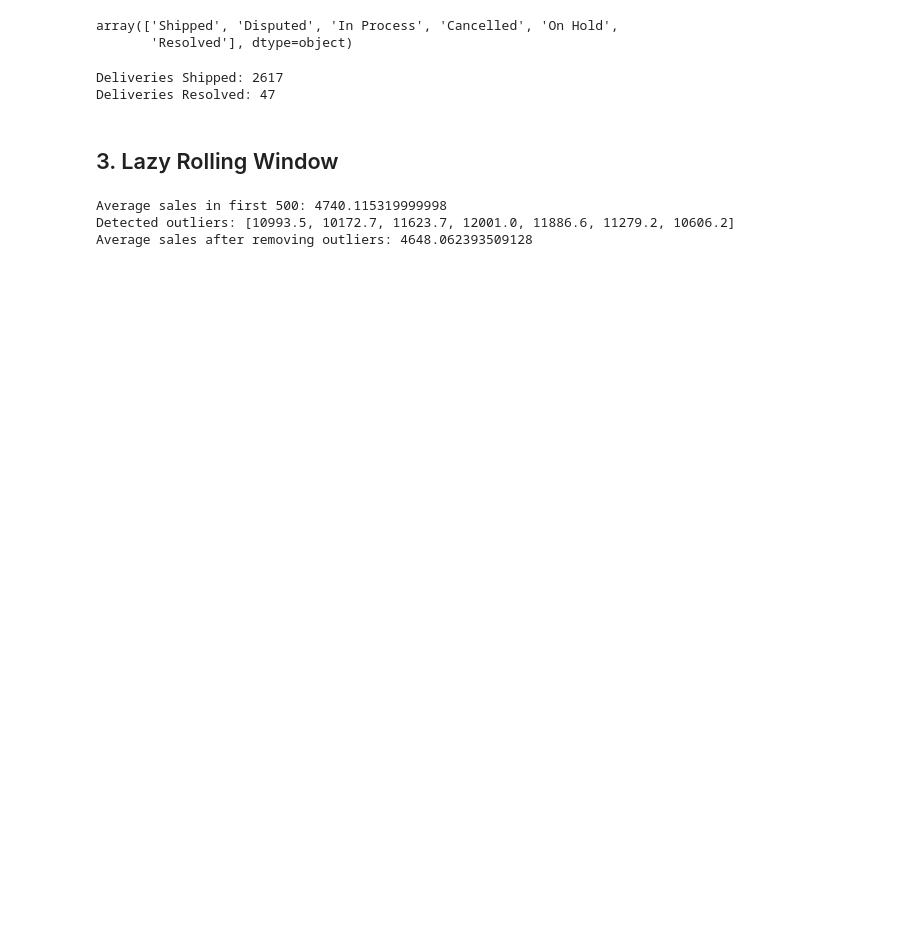
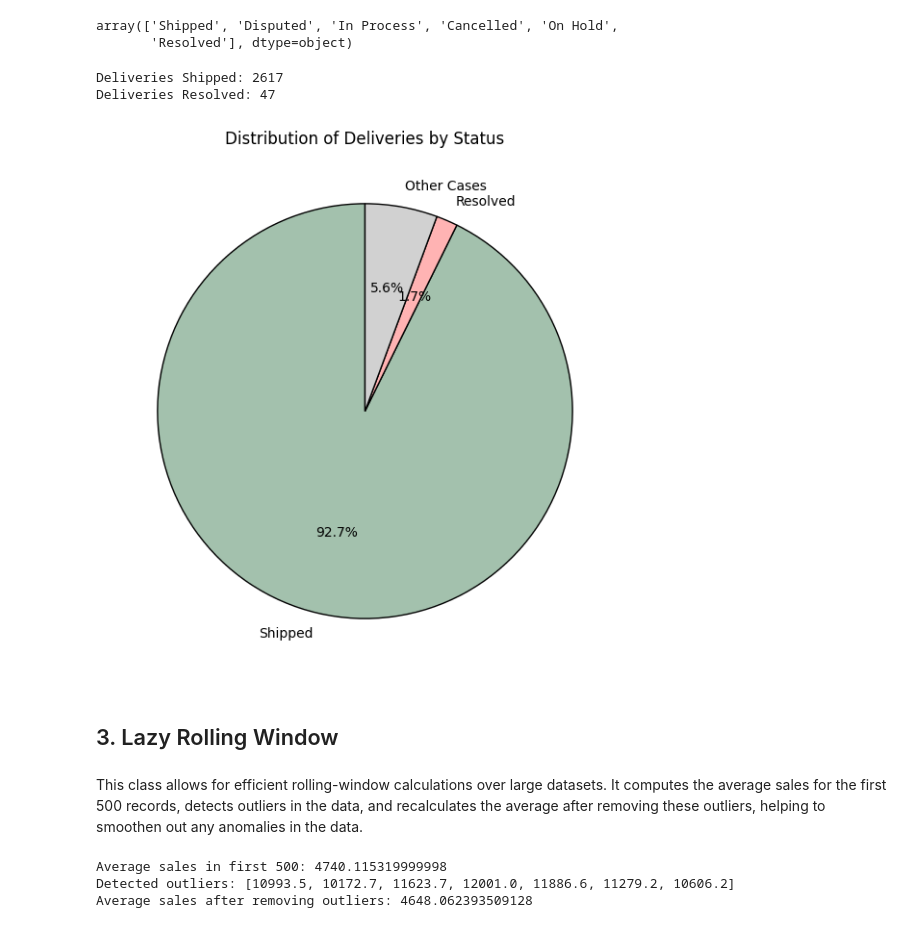
Before and after one commit to Usashiroy/biztools-Iterator-Based-Analytics-for-Scalable-Business-Intelligence, a Jupyter notebook: Biztools on Sales data/biztools on sales data.ipynb, the cells around one changed output. Cells and saved outputs as stored; diff of their text form; code cells hidden in the pictures; blank space fills up the shorter version.

```diff
--- a/Biztools on Sales data/biztools on sales data.ipynb
+++ b/Biztools on Sales data/biztools on sales data.ipynb
@@ -125,8 +140,31 @@ print("Deliveries Resolved:", count_resolved)
 # %% [output]
 Deliveries Shipped: 2617
 Deliveries Resolved: 47
+# %%
+total_cases = len(sales)
+
+# Other cases: Total cases minus the sum of "Shipped" and "Resolved"
+other_cases = total_cases - (count_shipped + count_resolved)
+
+colors = ['#A3C1AD', '#FFB3B3', '#D1D1D1']  # Pastel green, pink, and gray
+labels = ['Shipped', 'Resolved', 'Other Cases']
+sizes = [count_shipped, count_resolved, other_cases]
+
+# Create the pie chart with mellow colors
+plt.figure(figsize=(7, 7))
+plt.pie(sizes, labels=labels, colors=colors, autopct='%1.1f%%', startangle=90, wedgeprops={'edgecolor': 'black'})
+
+# Title
+plt.title('Distribution of Deliveries by Status')
+
+# Display the pie chart
+plt.show()
+# %% [output]
+[figure, added]
 # %% [markdown]
 ## 3. Lazy Rolling Window
+# %% [markdown]
+This class allows for efficient rolling-window calculations over large datasets. It computes the average sales for the first 500 records, detects outliers in the data, and recalculates the average after removing these outliers, helping to smoothen out any anomalies in the data.
 # %%
 # Initialize the LazyRollingWindow with data and window size of 500
 rolling_window = LazyRollingWindow(sales["SALES"], window_size=500)
```
Also changed, not shown: parts of 20 cells of this notebook, 5 other files.
